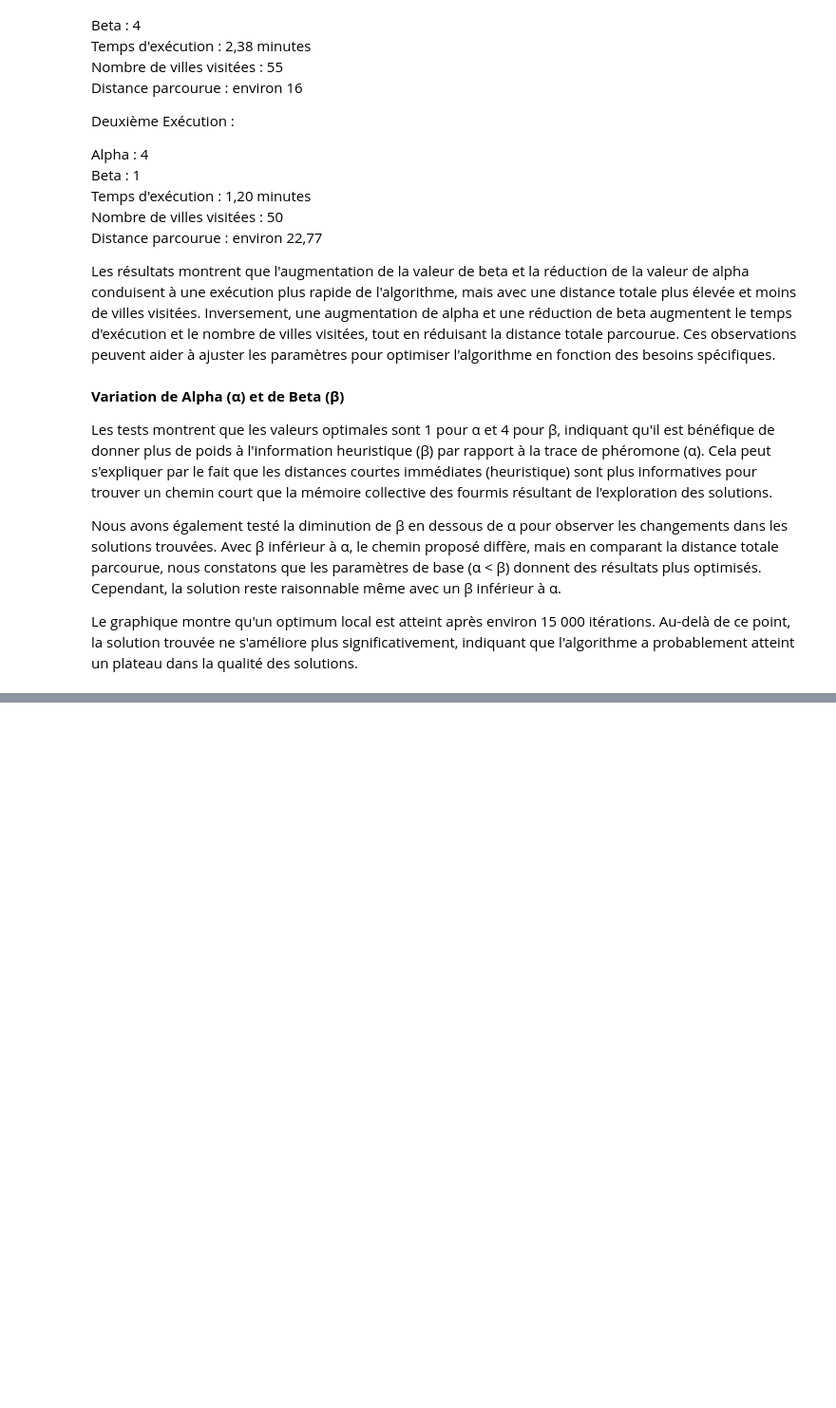
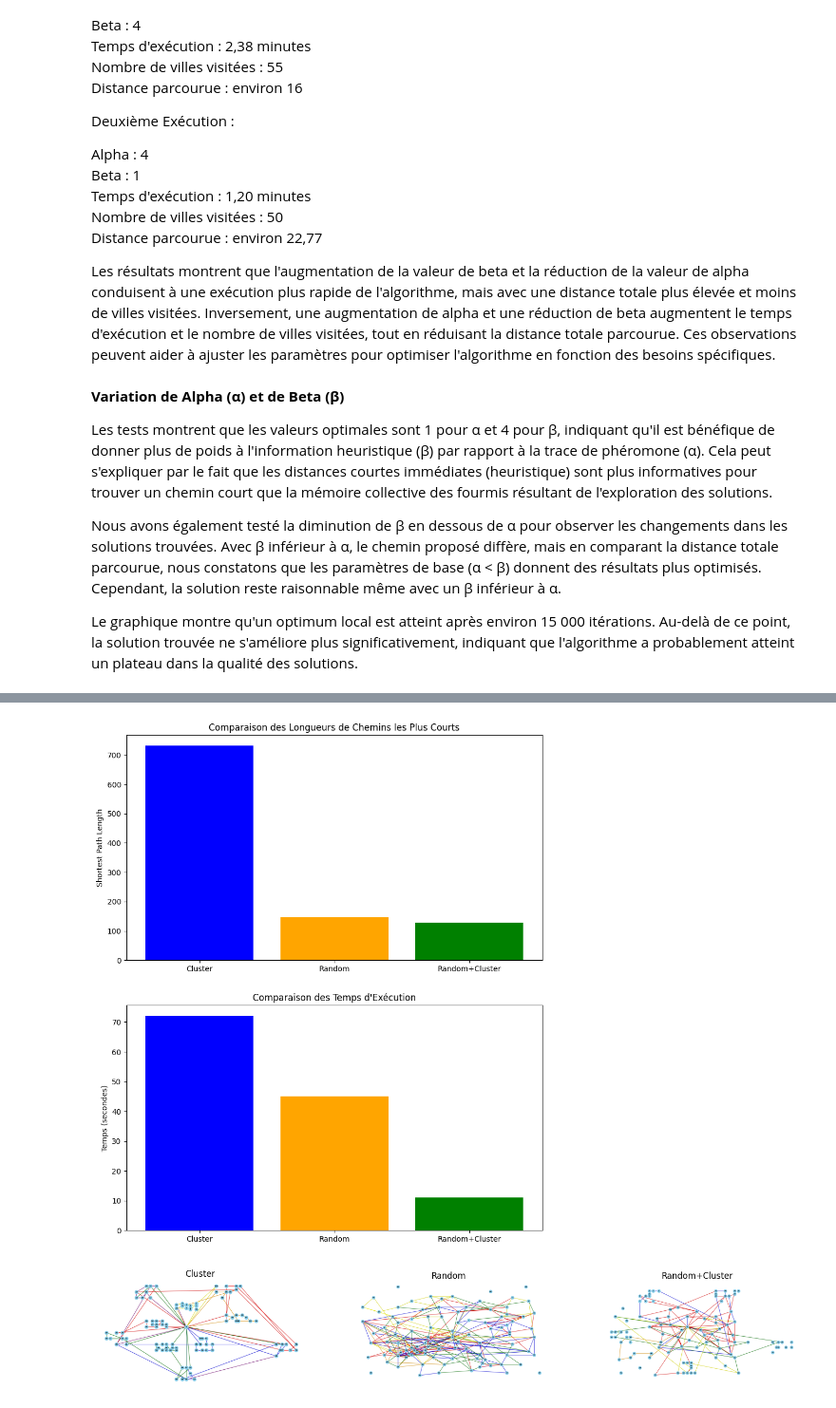
Before and after one commit to ImYuzuu/Projet_A3_Algo_GrpOctav, a Jupyter notebook: Livrable_AA_Grp1.ipynb, the cells around one changed output, grey strips where cells are left out. Shown at 95% size. Saved outputs shown, nothing was run; the diff lists cells and outputs as text; code cells hidden in the pictures; blank space fills up the shorter version.

```diff
--- a/Livrable_AA_Grp1.ipynb
+++ b/Livrable_AA_Grp1.ipynb
@@ -808,0 +869,46 @@ Le graphique montre qu'un optimum local est atteint après environ 15 000 itéra
+# %%
+import matplotlib.pyplot as plt
+from PIL import Image
+
+# Charger les images
+cluster_img = Image.open('./images/cluster_v2.png')
+random_img = Image.open('./images/random_v2.png')
+random_cluster_img = Image.open('./images/random_cluster_v2.png')
+
+# Données d'entrée
+schemas = ['Cluster', 'Random', 'Random+Cluster']
+shortest_path_lengths = [731.0494753762545, 147.09314858734965, 128.9238513347504]
+times = [72, 45, 11]
+
+# Création du graphique comparatif
+fig, axs = plt.subplots(2, 1, figsize=(10, 12))
+
+# Graphique des longueurs de chemins les plus courts
+axs[0].bar(schemas, shortest_path_lengths, color=['blue', 'orange', 'green'])
+axs[0].set_title('Comparaison des Longueurs de Chemins les Plus Courts')
+axs[0].set_ylabel('Shortest Path Length')
+
+# Graphique des temps d'exécution
+axs[1].bar(schemas, times, color=['blue', 'orange', 'green'])
+axs[1].set_title('Comparaison des Temps d\'Exécution')
+axs[1].set_ylabel('Temps (secondes)')
+
+# Affichage des images
+fig, axarr = plt.subplots(1, 3, figsize=(18, 6))
+
+axarr[0].imshow(cluster_img)
+axarr[0].set_title('Cluster')
+axarr[0].axis('off')
+
+axarr[1].imshow(random_img)
+axarr[1].set_title('Random')
+axarr[1].axis('off')
+
+axarr[2].imshow(random_cluster_img)
+axarr[2].set_title('Random+Cluster')
+axarr[2].axis('off')
+
+plt.show()
+# %% [output]
+[figure, added]
+[figure, added]
```
Also changed, not shown: parts of 6 cells of this notebook, 5 other files.
